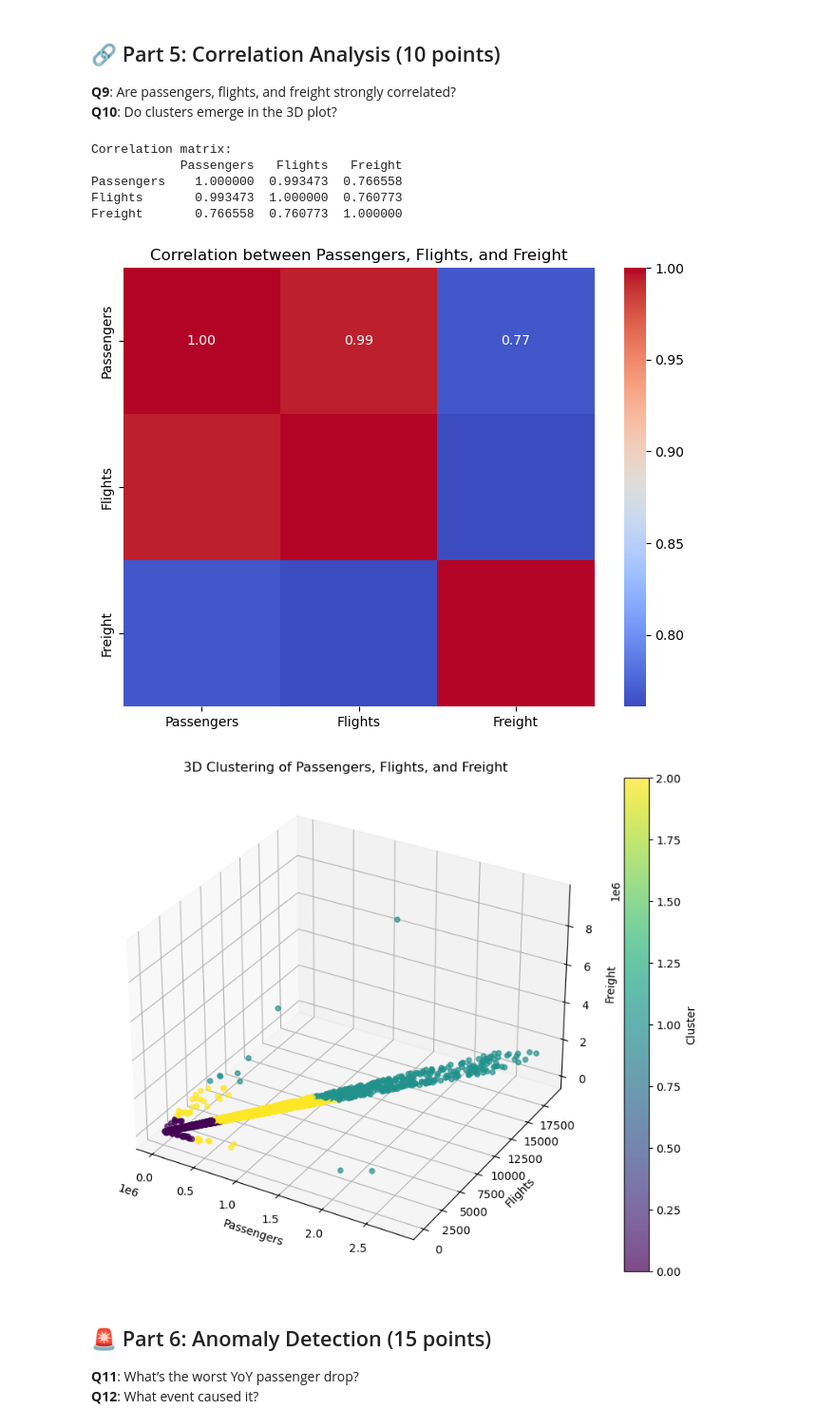
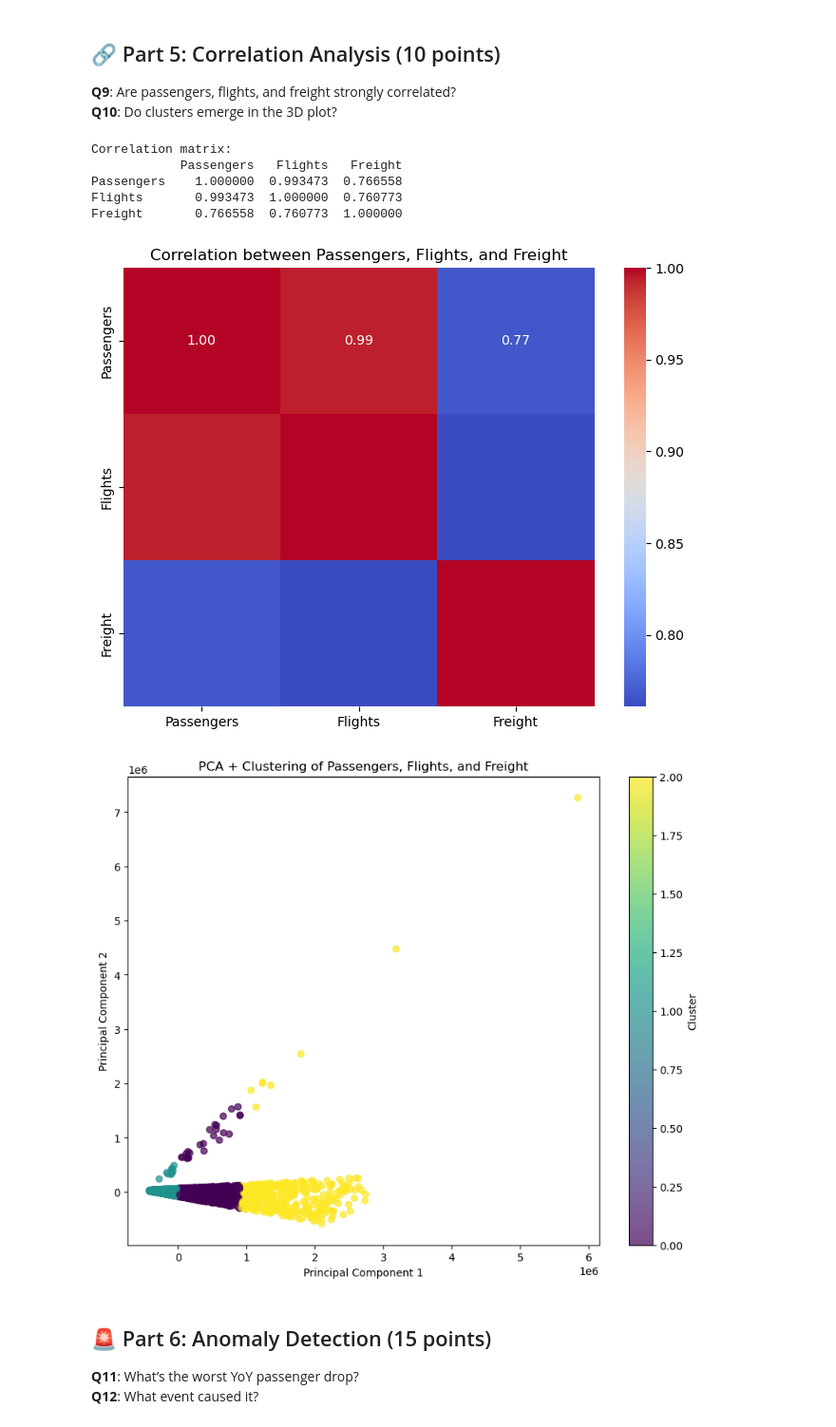
Before and after one commit to WRH-05/RobAI2, a Jupyter notebook: challenges/code/challenge-robai-1.ipynb, the cells around one changed output. Shown at 95% size. Drawn from its saved outputs; the diff is of its cells as text; code cells hidden in the pictures.

```diff
--- a/challenges/code/challenge-robai-1.ipynb
+++ b/challenges/code/challenge-robai-1.ipynb
@@ -366,35 +367,35 @@ print(correlation_matrix)
 
 # Visualize the correlation matrix using a heatmap
 plt.figure(figsize=(8, 6))
 sns.heatmap(correlation_matrix, annot=True, cmap='coolwarm', fmt='.2f')
 plt.title('Correlation between Passengers, Flights, and Freight')
 plt.show()
 
 # Q10: 3D clustering plot for Passengers, Flights, and Freight
 # Apply PCA to reduce dimensions before clustering
 pca = PCA(n_components=2)
 a_pca = pca.fit_transform(a[['Passengers', 'Flights', 'Freight']].dropna())
 
 # Perform clustering on PCA-transformed data
-kmeans_pca = KMeans(n_clusters=3, random_state=42)
+kmeans_pca = KMeans(n_clusters=3, random_state=42, n_init=10)
 a['Cluster_PCA'] = kmeans_pca.fit_predict(a_pca)
 
 # Visualize PCA results with clustering
 plt.figure(figsize=(10, 8))
 plt.scatter(a_pca[:, 0], a_pca[:, 1], c=a['Cluster_PCA'], cmap='viridis', alpha=0.7)
 plt.title('PCA + Clustering of Passengers, Flights, and Freight')
 plt.xlabel('Principal Component 1')
 plt.ylabel('Principal Component 2')
 plt.colorbar(label='Cluster')
 plt.show()
 # %% [output]
 Correlation matrix:
             Passengers   Flights   Freight
 Passengers    1.000000  0.993473  0.766558
 Flights       0.993473  1.000000  0.760773
 Freight       0.766558  0.760773  1.000000
 [figure]
-[figure, old version]
+[figure, new version]
 # %% [markdown]
 ## 🚨 Part 6: Anomaly Detection (15 points)
  **Q11**: What’s the worst YoY passenger drop?
```
Also changed, not shown: parts of 4 cells of this notebook, 1 other file.
